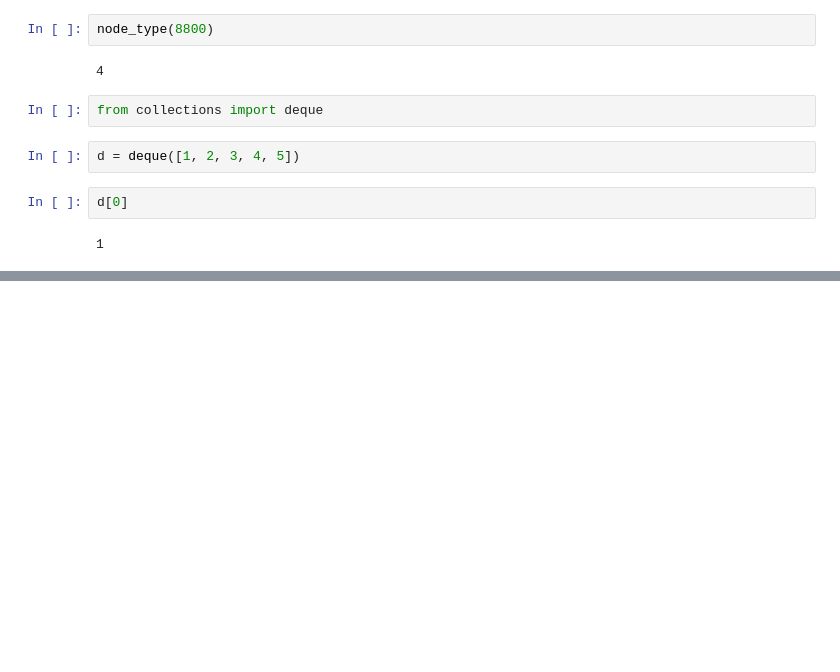
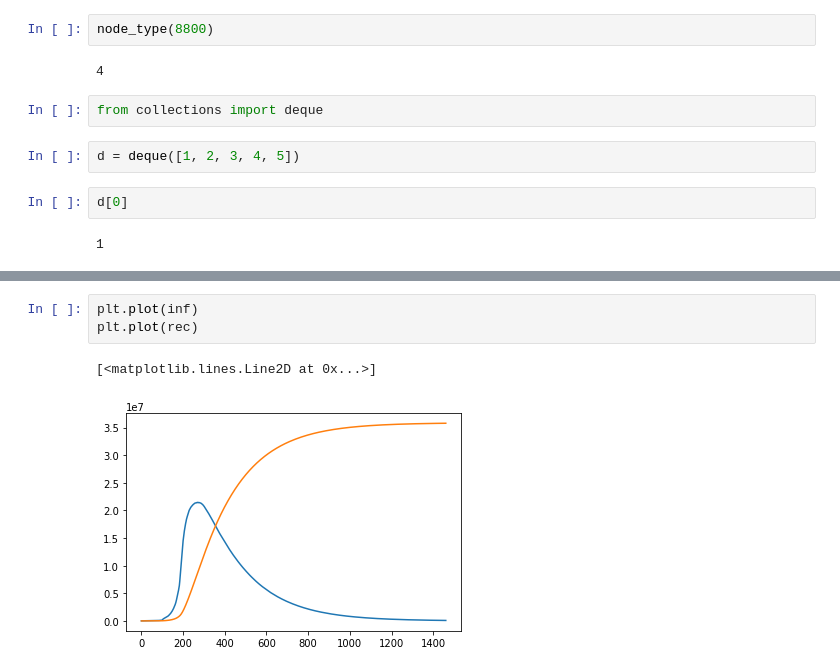
Before and after one commit to ja-miha/TemporalNetworkAccessibility, a Jupyter notebook: test.ipynb, the cells around one changed output, grey strips where cells are left out. Saved outputs shown, nothing was run; the diff lists cells and outputs as text; blank space fills up the shorter version.

```diff
--- a/test.ipynb
+++ b/test.ipynb
@@ -184,0 +196,6 @@ d[0]
+# %%
+plt.plot(inf)
+plt.plot(rec)
+# %% [output]
+[<matplotlib.lines.Line2D at 0x...>]
+[figure, added]
```
Also changed, not shown: parts of 4 cells of this notebook, 4 other files.
